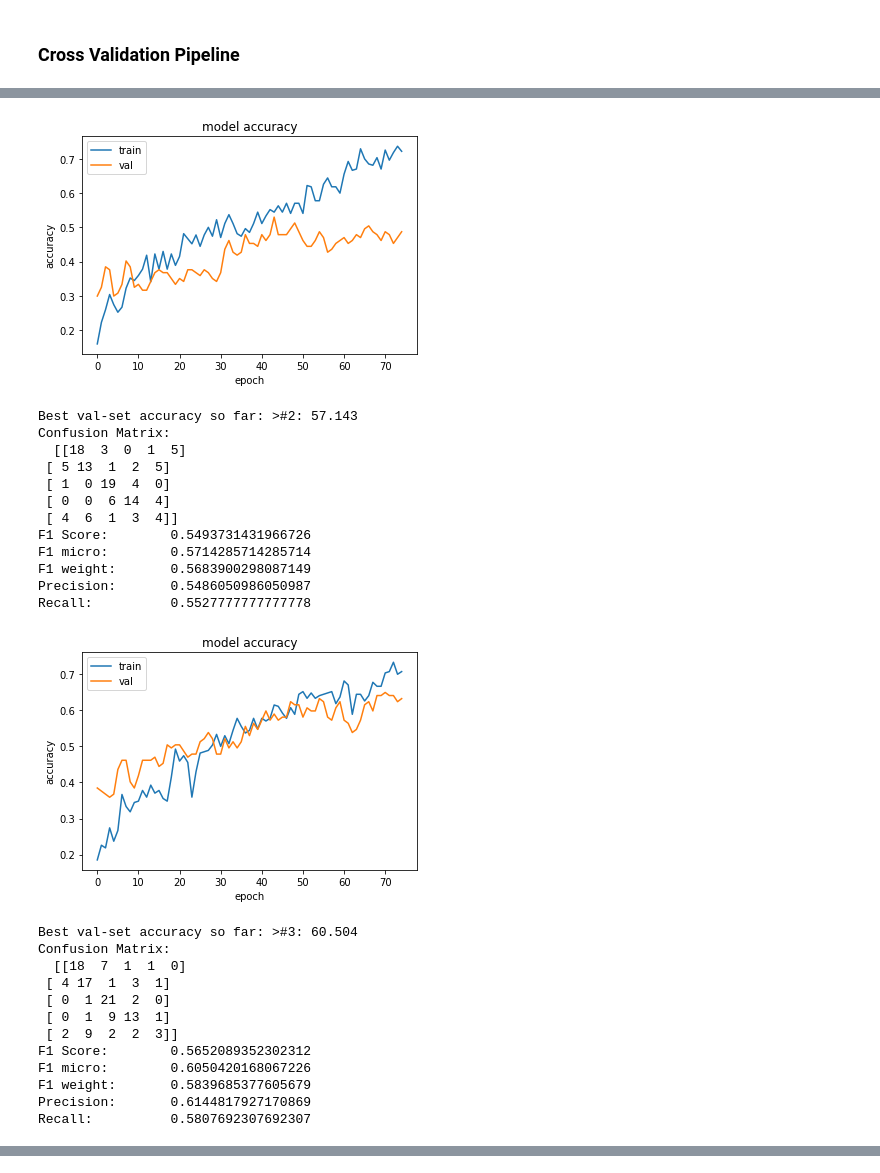
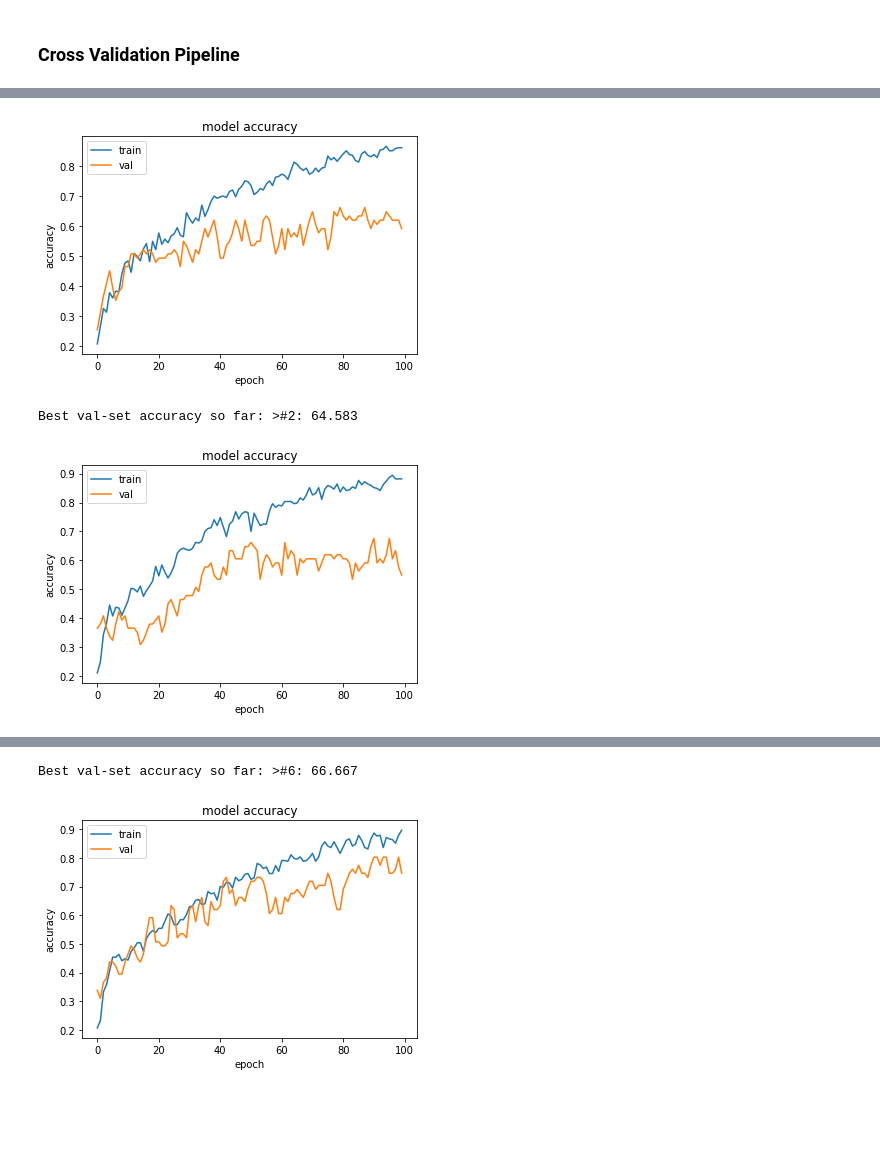
Before and after one commit to nikheelpandey/ActivityRecognition, a Jupyter notebook: Solution.ipynb, the cells around one changed output, grey strips where cells are left out. Drawn from its saved outputs; the diff is of its cells as text; code cells hidden in the pictures; blank space fills up the shorter version.

```diff
--- a/Solution.ipynb
+++ b/Solution.ipynb
@@ -185,9 +184,9 @@ for k,cls in enumerate(tqdm(os.listdir(val_dir))):
             frame_ls.append(keypts_ls)
 
 
-        if len(frame_ls) > min_det_threshold:
-            val_data.append(frame_ls)
-            val_cat.append(k)
+#         if len(frame_ls) > min_det_threshold:
+        val_data.append(frame_ls)
+        val_cat.append(k)
 # %%
 class_counts_val = Counter(val_cat)
 print(class_counts_val)
@@ -242,10 +241,10 @@ Input shape: 5D tensor with shape - (samples, timesteps, filters, new_rows, new_
 # %%
 max_seq_length= 45
 n_steps, n_length = 5,9
-test_size = .3
-verbose, epochs, batch_size = 0, 75, 120
-num_conv_filter = 64
-filter_size = (1,9)
+test_size = .15
+verbose, epochs, batch_size = 0, 100, 320
+num_conv_filter = 84
+filter_size = (1,5)
 # %% [markdown]
 ### Data loading pipeline
 
@@ -265,7 +264,7 @@ def load_dataset():
     X_scaled = X_scaled.reshape(X.shape)
 
     X_val = sequence.pad_sequences(val_data, maxlen=max_seq_length)
-    X_val_scaled = sc.fit_transform(X_val.reshape(-1,X_val.shape[1]*X_val.shape[2]))
+    X_val_scaled = sc.transform(X_val.reshape(-1,X_val.shape[1]*X_val.shape[2]))
     X_val_scaled = X_val_scaled.reshape(X_val.shape)
 
 
@@ -335,7 +334,7 @@ def get_model():
 
     model.add(Flatten())
     model.add(Dense(100, activation='relu'))
-    model.add(Dropout(0.75))
+    model.add(Dropout(0.5))
     model.add(Dense(n_outputs, activation='softmax'))
 
 #     opt = SGD(lr=0.01, momentum=0.9)
@@ -384,11 +383,13 @@ def summarize_results(scores):
     m, s = mean(scores), std(scores)
     print('Accuracy: %.3f%% (+/-%.3f)' % (m, s))
 
-def run_experiment(repeats=7):
+def run_experiment(repeats=10):
 #     X_train, y_train, X_test, y_test, X_val_scaled, y_val = load_dataset()
 
     best_model = None
     best_acc = 0
+    best_y_pred   = None
+    best_testy    = None
 
     scores = list()
     for r in range(repeats):
@@ -399,11 +400,15 @@ def run_experiment(repeats=7):
         if score > best_acc:
             best_acc = score
             best_model = model
+            best_testy = testy
+            best_y_pred= y_pred
 
             print(f"Best val-set accuracy so far: {'>#%d: %.3f' % (r+1, score)}")
-            performance(y_pred, testy)
 
         scores.append(score)
+
+    print("Performance stats on val data for the best model ")
+    performance(best_y_pred,best_testy)
 
     summarize_results(scores)
     return best_model
@@ -427,26 +421,3 @@ Recall:          0.5299145299145299
-[figure, old version]
+[figure, new version]
-Best val-set accuracy so far: >#2: 57.143
-Confusion Matrix:
-  [[18  3  0  1  5]
- [ 5 13  1  2  5]
- [ 1  0 19  4  0]
- [ 0  0  6 14  4]
- [ 4  6  1  3  4]]
-F1 Score:        0.5493731431966726
-F1 micro:        0.5714285714285714
-F1 weight:       0.5683900298087149
-Precision:       0.5486050986050987
-Recall:          0.5527777777777778
+Best val-set accuracy so far: >#2: 64.583
-[figure, old version]
+[figure, new version]
-Best val-set accuracy so far: >#3: 60.504
-Confusion Matrix:
-  [[18  7  1  1  0]
- [ 4 17  1  3  1]
- [ 0  1 21  2  0]
- [ 0  1  9 13  1]
- [ 2  9  2  2  3]]
-F1 Score:        0.5652089352302312
-F1 micro:        0.6050420168067226
-F1 weight:       0.5839685377605679
-Precision:       0.6144817927170869
-Recall:          0.5807692307692307
@@ -455,0 +427,2 @@ Recall:          0.5807692307692307
+Best val-set accuracy so far: >#6: 66.667
+[figure, added]
```
Also changed, not shown: parts of 11 cells of this notebook, 3 other files.
